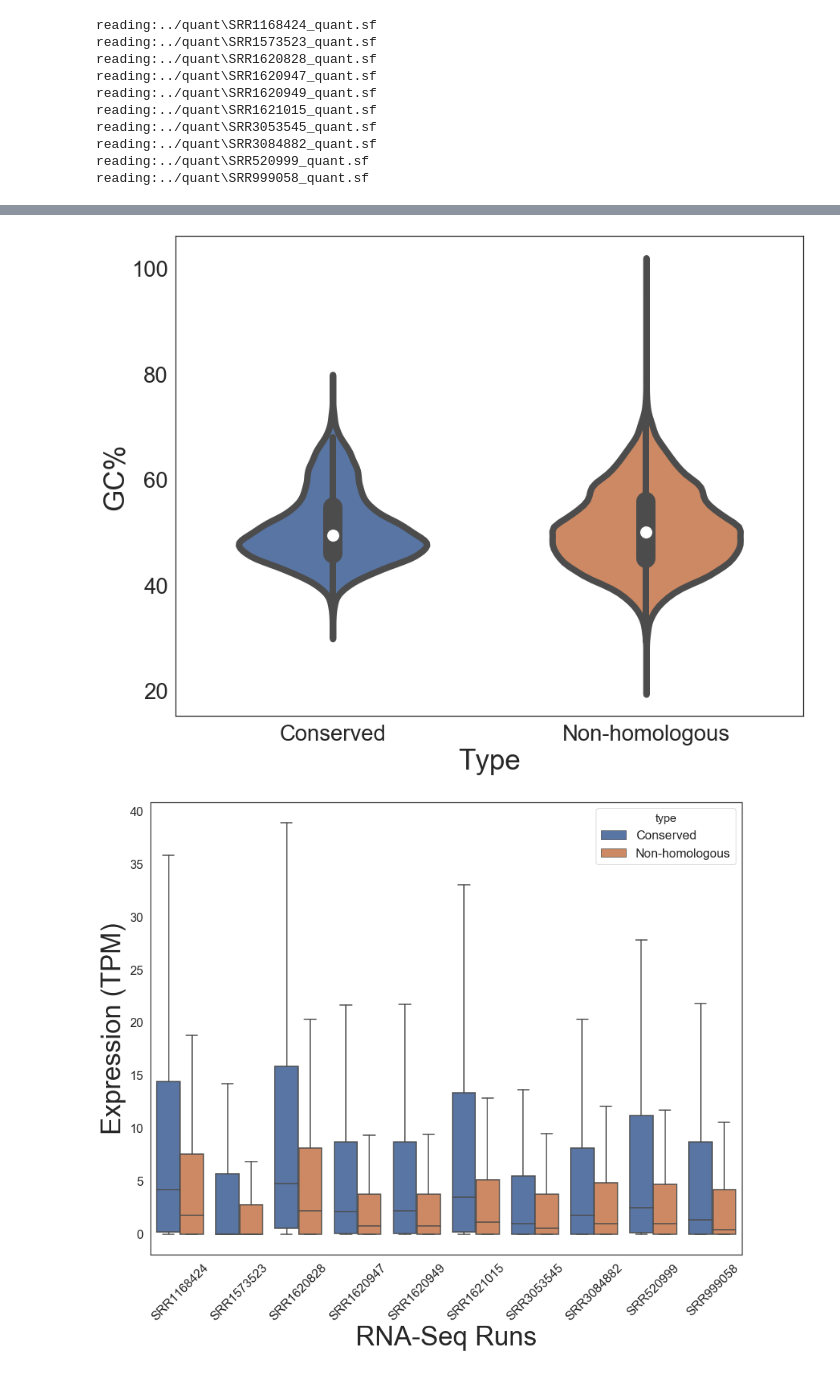
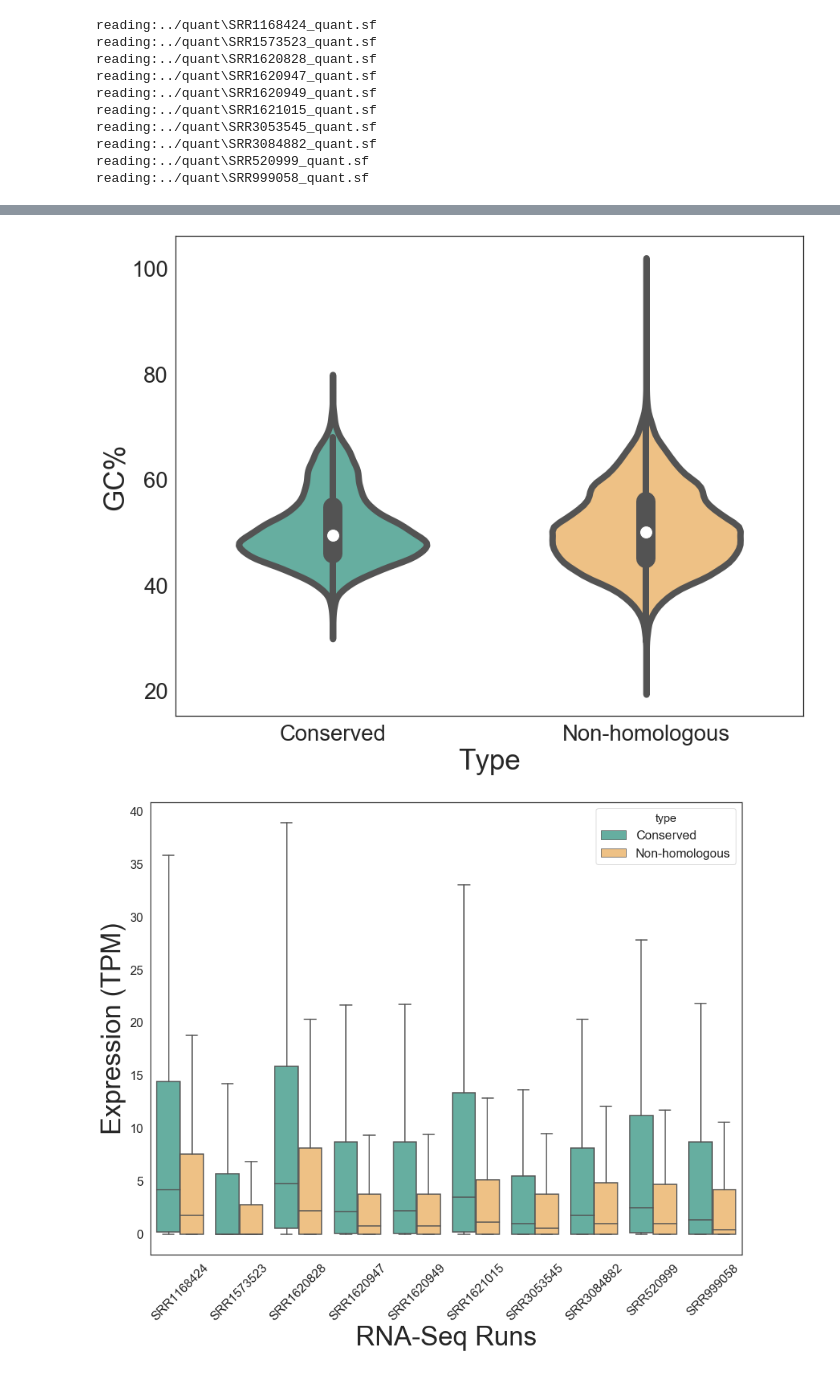
Before and after one commit to lijing28101/maize_pyrpipe, a Jupyter notebook: downstream_analysis/Downstream analysis.ipynb, the cells around one changed output, grey strips where cells are left out. Cells and saved outputs as stored; diff of their text form; code cells hidden in the pictures.

```diff
--- a/downstream_analysis/Downstream analysis.ipynb
+++ b/downstream_analysis/Downstream analysis.ipynb
@@ -89,25 +89,22 @@ fig.savefig("length.png")
 # %%
 #compare gc
-ax = sns.violinplot(x="type", y="gc", scale="width", width=0.6, linewidth=8, data=df)
+ax = sns.violinplot(x="type", y="gc", scale="width", width=0.6, linewidth=8, data=df, palette=["#5abaa7","#ffc374"])
 ax.set_xlabel('Type',fontsize=35);
 ax.set_ylabel('GC%',fontsize=35);
 fig = ax.get_figure()
 fig.savefig("gc.png")
 # %% [output]
-[figure, old version]
+[figure, new version]
 # %%
 sns.set(rc={'figure.figsize':(14,11)})
 sns.set(font_scale=1.5,style="white")
 data=pd.melt(df.loc[:, 'type':'SRR999058' ],'type')
 import matplotlib.pylab as plt
-ax=sns.boxplot(x="variable", y="value",hue="type", data=data, showfliers=False)
-#ax.set_yscale("log")
+ax=sns.boxplot(x="variable", y="value",hue="type", data=data, showfliers=False, palette=["#5abaa7","#ffc374"])
 ax.set_xlabel('RNA-Seq Runs',fontsize=35)
 ax.set_ylabel('Expression (TPM)',fontsize=35)
 plt.xticks(rotation=45)
-#ax.set_xticklabels(set(data['variable']),size=18)
-#ax.set_yticklabels(ax.get_yticks(),size=18)
 fig = ax.get_figure()
-fig.savefig("express.png)
+fig.savefig("express.png")
 # %% [output]
-[figure, old version]
+[figure, new version]
```
Also changed, not shown: parts of 1 cell of this notebook.
